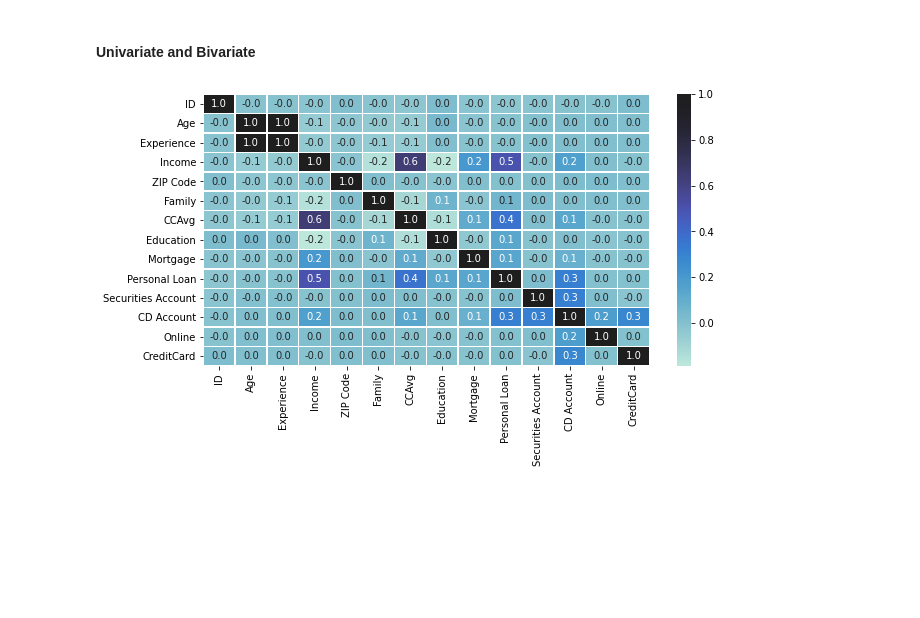
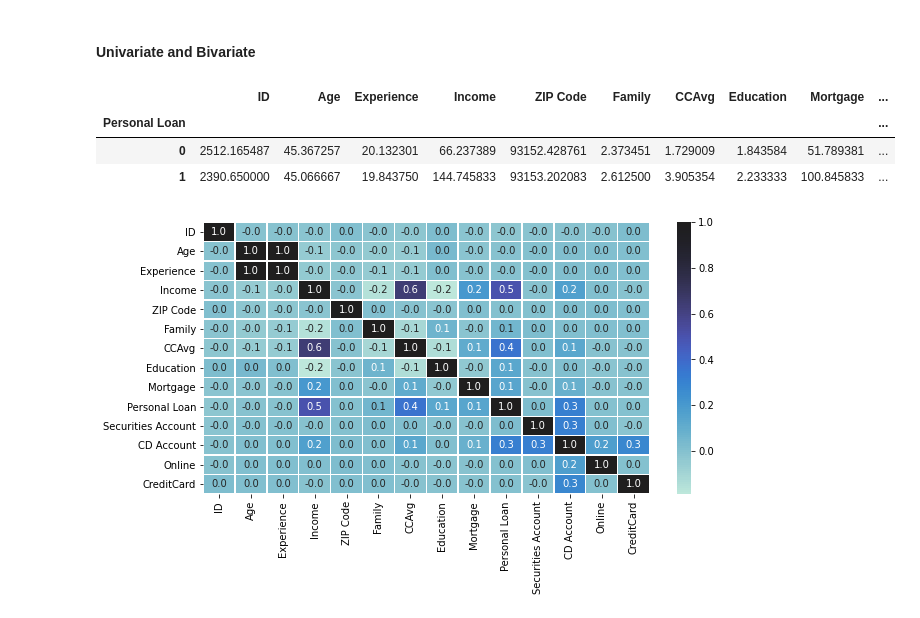
Before and after one commit to lauren-alexandra/personal-loan-campaign, a Jupyter notebook: Personal_Loan_Campaign.ipynb, the cells around one changed output. Saved outputs shown, nothing was run; the diff lists cells and outputs as text; code cells hidden in the pictures; blank space fills up the shorter version.

```diff
--- a/Personal_Loan_Campaign.ipynb
+++ b/Personal_Loan_Campaign.ipynb
@@ -189,6 +187,13 @@ credit_card_tab
 | 1 | 1470 |
 # %% [markdown]
 #### Univariate and Bivariate
+# %%
+customers.groupby(["Personal Loan"]).mean()
+# %% [output]
+|  | ID | Age | Experience | Income | ZIP Code | Family | CCAvg | Education | Mortgage | ... |
+| Personal Loan |  |  |  |  |  |  |  |  |  | ... |
+| 0 | 2512.165487 | 45.367257 | 20.132301 | 66.237389 | 93152.428761 | 2.373451 | 1.729009 | 1.843584 | 51.789381 | ... |
+| 1 | 2390.650000 | 45.066667 | 19.843750 | 144.745833 | 93153.202083 | 2.612500 | 3.905354 | 2.233333 | 100.845833 | ... |
 # %%
 plt.figure(figsize=(10,5))
 sns.heatmap(customers.corr(), annot=True, linewidths=.5, fmt= '.1f', center = 1 )
```
Also changed, not shown: parts of 17 cells of this notebook.
